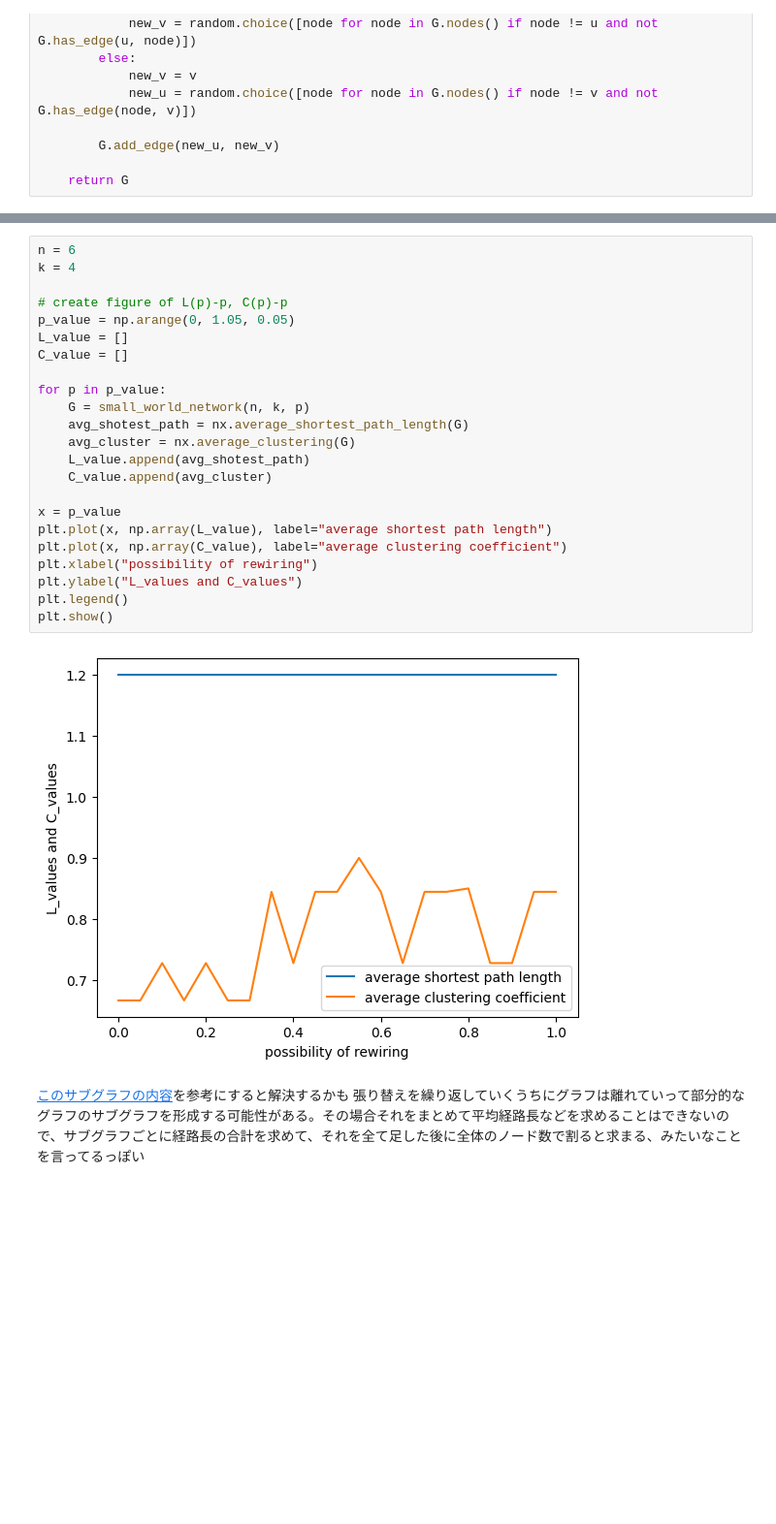
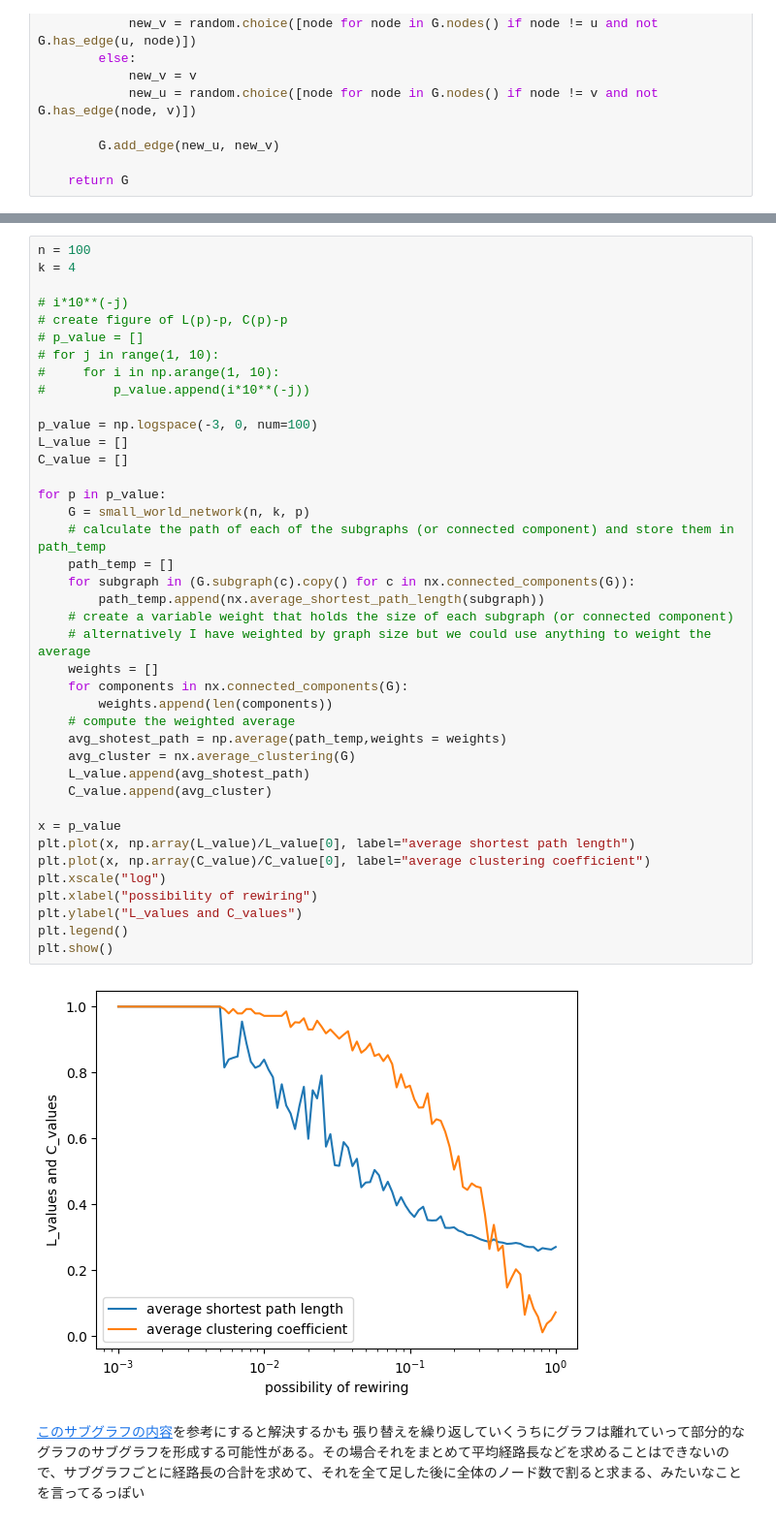
Before and after one commit to frinfo702/graph-network-sm24, a Jupyter notebook: src/problem2-2.ipynb, the cells around one changed output, grey strips where cells are left out. Shown at 97% size. Saved outputs shown, nothing was run; the diff lists cells and outputs as text; blank space fills up the shorter version.

```diff
--- a/src/problem2-2.ipynb
+++ b/src/problem2-2.ipynb
@@ -50,28 +51,45 @@ plt.show()
 # %%
-n = 6
+n = 100
 k = 4
 
+# i*10**(-j)
 # create figure of L(p)-p, C(p)-p
-p_value = np.arange(0, 1.05, 0.05)
+# p_value = []
+# for j in range(1, 10):
+#     for i in np.arange(1, 10):
+#         p_value.append(i*10**(-j))
+
+p_value = np.logspace(-3, 0, num=100)
 L_value = []
 C_value = []
 
 for p in p_value:
     G = small_world_network(n, k, p)
-    avg_shotest_path = nx.average_shortest_path_length(G)
+    # calculate the path of each of the subgraphs (or connected component) and store them in path_temp
+    path_temp = []
+    for subgraph in (G.subgraph(c).copy() for c in nx.connected_components(G)):
+        path_temp.append(nx.average_shortest_path_length(subgraph))
+    # create a variable weight that holds the size of each subgraph (or connected component)
+    # alternatively I have weighted by graph size but we could use anything to weight the average
+    weights = []
+    for components in nx.connected_components(G):
+        weights.append(len(components))
+    # compute the weighted average
+    avg_shotest_path = np.average(path_temp,weights = weights)
     avg_cluster = nx.average_clustering(G)
     L_value.append(avg_shotest_path)
     C_value.append(avg_cluster)
 
 x = p_value
-plt.plot(x, np.array(L_value), label="average shortest path length")
-plt.plot(x, np.array(C_value), label="average clustering coefficient")
+plt.plot(x, np.array(L_value)/L_value[0], label="average shortest path length")
+plt.plot(x, np.array(C_value)/C_value[0], label="average clustering coefficient")
+plt.xscale("log")
 plt.xlabel("possibility of rewiring")
 plt.ylabel("L_values and C_values")
 plt.legend()
 plt.show()
 # %% [output]
-[figure, old version]
+[figure, new version]
 # %% [markdown]
 [このサブグラフの内容](https://groups.google.com/g/networkx-discuss/c/mp5AEebIeKo)を参考にすると解決するかも
 張り替えを繰り返していくうちにグラフは離れていって部分的なグラフのサブグラフを形成する可能性がある。その場合それをまとめて平均経路長などを求めることはできないので、サブグラフごとに経路長の合計を求めて、それを全て足した後に全体のノード数で割ると求まる、みたいなことを言ってるっぽい
```
Also changed, not shown: parts of 3 cells of this notebook, 3 other files.
